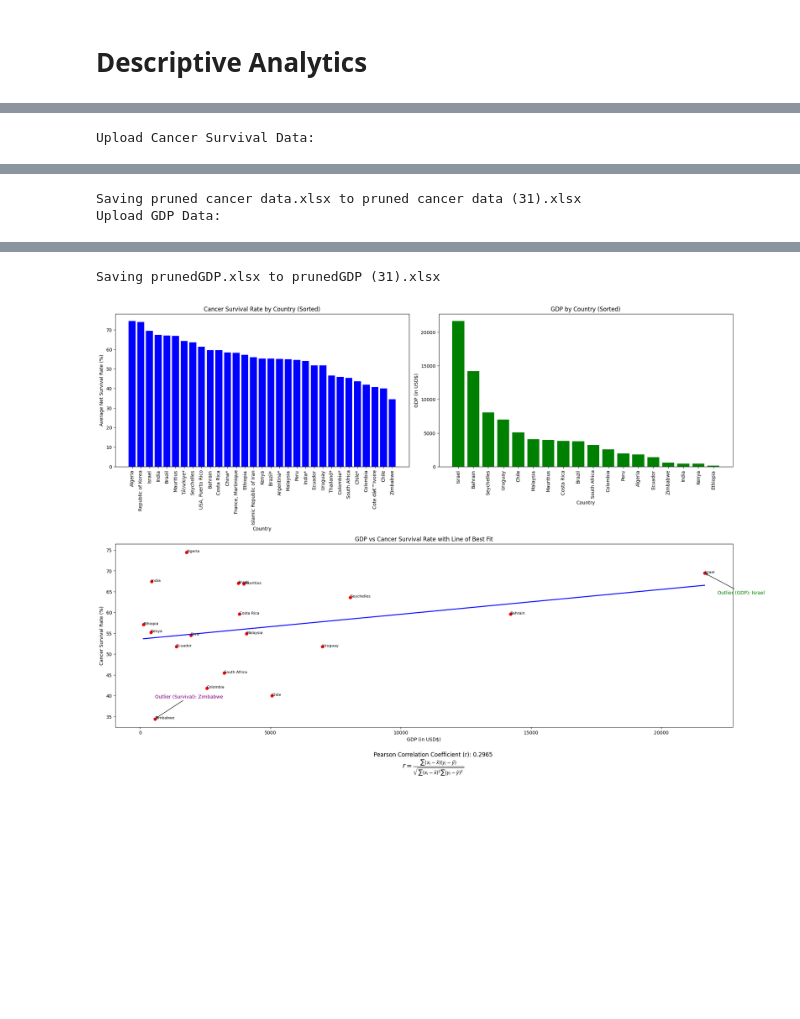
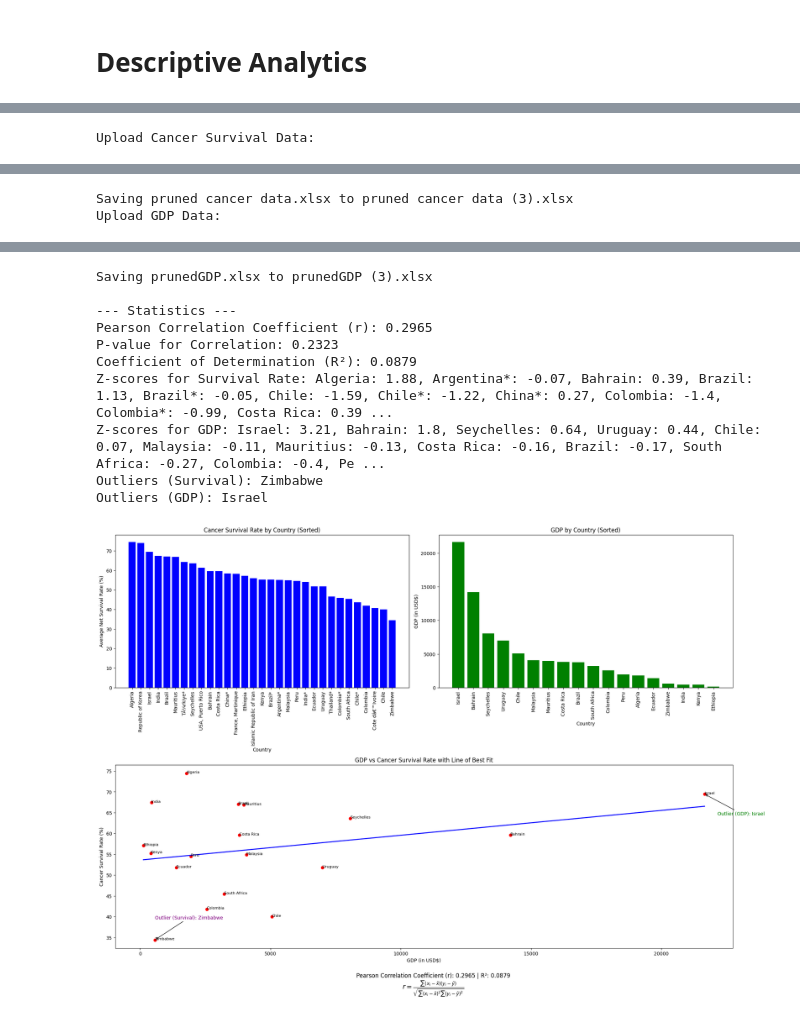
Before and after one commit to UNB-CS-Projects/GDP-cancer-survival-analysis, a Jupyter notebook: CS2704_finalProj.ipynb, the cells around one changed output, grey strips where cells are left out. Saved outputs shown, nothing was run; the diff lists cells and outputs as text; code cells hidden in the pictures; blank space fills up the shorter version.

```diff
--- a/CS2704_finalProj.ipynb
+++ b/CS2704_finalProj.ipynb
@@ -231,7 +213,7 @@ from google.colab import files
 import pandas as pd
 import matplotlib.pyplot as plt
 import numpy as np
-from scipy.stats import zscore
+from scipy.stats import zscore, pearsonr
 from sklearn.linear_model import LinearRegression
 
 # Step 1: Upload the Cancer Survival Excel file
@@ -264,7 +246,7 @@ y = overall_survival_rate.loc[sorted_gdp['Country Name']].values
 country_labels = sorted_gdp['Country Name']
 
 # Pearson correlation
-correlation = np.corrcoef(X.flatten(), y)[0, 1]
+correlation, p_value = pearsonr(X.flatten(), y)
 
 # Z-score outlier detection
 survival_z = zscore(overall_survival_rate)
@@ -275,6 +257,19 @@ outliers_gdp = sorted_gdp['Country Name'][np.abs(gdp_z) > 2]
 # Linear regression
 reg = LinearRegression().fit(X, y)
 y_pred = reg.predict(X)
+
+# Calculate R^2 value (coefficient of determination)
+r_squared = reg.score(X, y)
+
+# Output statistics
+print("\n--- Statistics ---")
+print(f"Pearson Correlation Coefficient (r): {correlation:.4f}")
+print(f"P-value for Correlation: {p_value:.4f}")
+print(f"Coefficient of Determination (R²): {r_squared:.4f}")
+print(f"Z-scores for Survival Rate: {', '.join([f'{country}: {round(z, 2)}' for country, z in zip(overall_survival_rate.index, survival_z)])}")
+print(f"Z-scores for GDP: {', '.join([f'{country}: {round(z, 2)}' for country, z in zip(sorted_gdp['Country Name'], gdp_z)])}")
+print(f"Outliers (Survival): {', '.join(outliers_survival)}")
+print(f"Outliers (GDP): {', '.join(outliers_gdp)}")
 
 # Create the grid layout (bar charts above, scatter below)
 fig = plt.figure(figsize=(20, 14))
@@ -307,35 +302,44 @@ ax2.set_ylabel('Cancer Survival Rate (%)')
 # Annotate points with country names
 for i, country in enumerate(country_labels):
     ax2.text(X[i], y[i], country, fontsize=8)
 
 # Annotate outliers
 for country in outliers_survival:
     if country in country_labels.values:
         x_pos = sorted_gdp.loc[sorted_gdp['Country Name'] == country, df_gdp_cleaned.columns[1]].values
         y_pos = overall_survival_rate[country]
         if len(x_pos):
             ax2.annotate(f'Outlier (Survival): {country}', xy=(x_pos[0], y_pos), xytext=(x_pos[0], y_pos + 5),
                          arrowprops=dict(facecolor='purple', arrowstyle='->'), color='purple')
 
 for country in outliers_gdp:
     if country in overall_survival_rate.index:
         x_pos = sorted_gdp.loc[sorted_gdp['Country Name'] == country, df_gdp_cleaned.columns[1]].values[0]
         y_pos = overall_survival_rate[country]
         ax2.annotate(f'Outlier (GDP): {country}', xy=(x_pos, y_pos), xytext=(x_pos + 500, y_pos - 5),
                      arrowprops=dict(facecolor='green', arrowstyle='->'), color='green')
 
-# Add correlation formula and value
+# Add correlation formula, r, and R^2
 plt.figtext(0.5, 0.015, r"$r = \frac{\sum{(x_i - \bar{x})(y_i - \bar{y})}}{\sqrt{\sum{(x_i - \bar{x})^2} \sum{(y_i - \bar{y})^2}}}$",
             ha='center', fontsize=14)
-plt.figtext(0.5, 0.04, f"Pearson Correlation Coefficient (r): {correlation:.4f}", ha='center', fontsize=12)
+plt.figtext(0.5, 0.04, f"Pearson Correlation Coefficient (r): {correlation:.4f} | R²: {r_squared:.4f}", ha='center', fontsize=12)
 
 plt.tight_layout(rect=[0, 0.06, 1, 1])
 plt.show()
 # %% [output]
 Upload Cancer Survival Data:
 [interactive output not drawn]
-Saving pruned cancer data.xlsx to pruned cancer data (31).xlsx
+Saving pruned cancer data.xlsx to pruned cancer data (3).xlsx
 Upload GDP Data:
 [interactive output not drawn]
-Saving prunedGDP.xlsx to prunedGDP (31).xlsx
+Saving prunedGDP.xlsx to prunedGDP (3).xlsx
+
+--- Statistics ---
+Pearson Correlation Coefficient (r): 0.2965
+P-value for Correlation: 0.2323
+Coefficient of Determination (R²): 0.0879
+Z-scores for Survival Rate: Algeria: 1.88, Argentina*: -0.07, Bahrain: 0.39, Brazil: 1.13, Brazil*: -0.05, Chile: -1.59, Chile*: -1.22, China*: 0.27, Colombia: -1.4, Colombia*: -0.99, Costa Rica: 0.39 ...
+Z-scores for GDP: Israel: 3.21, Bahrain: 1.8, Seychelles: 0.64, Uruguay: 0.44, Chile: 0.07, Malaysia: -0.11, Mauritius: -0.13, Costa Rica: -0.16, Brazil: -0.17, South Africa: -0.27, Colombia: -0.4, Pe ...
+Outliers (Survival): Zimbabwe
+Outliers (GDP): Israel
-[figure, old version]
+[figure, new version]
```
Also changed, not shown: parts of 5 cells of this notebook.
